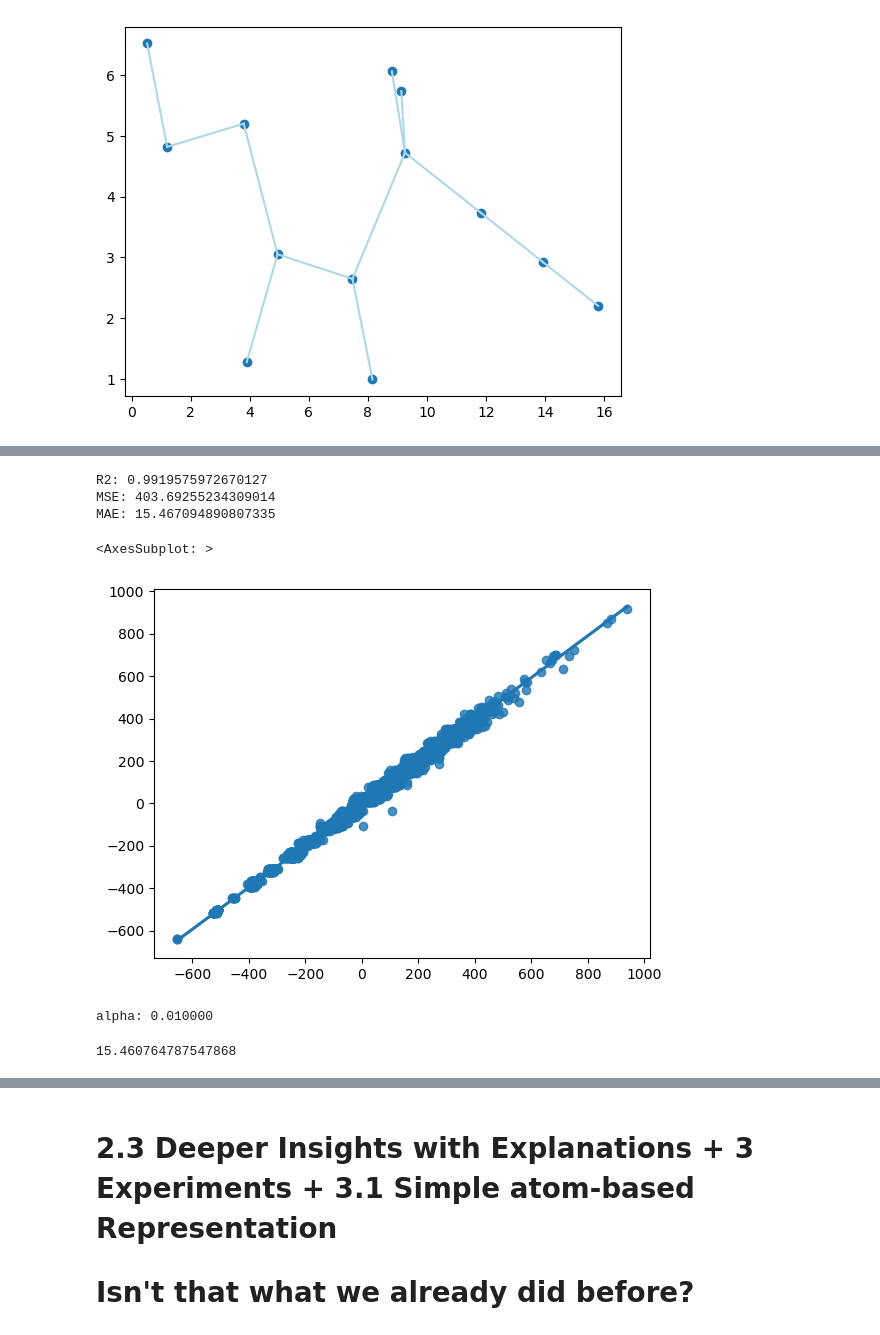
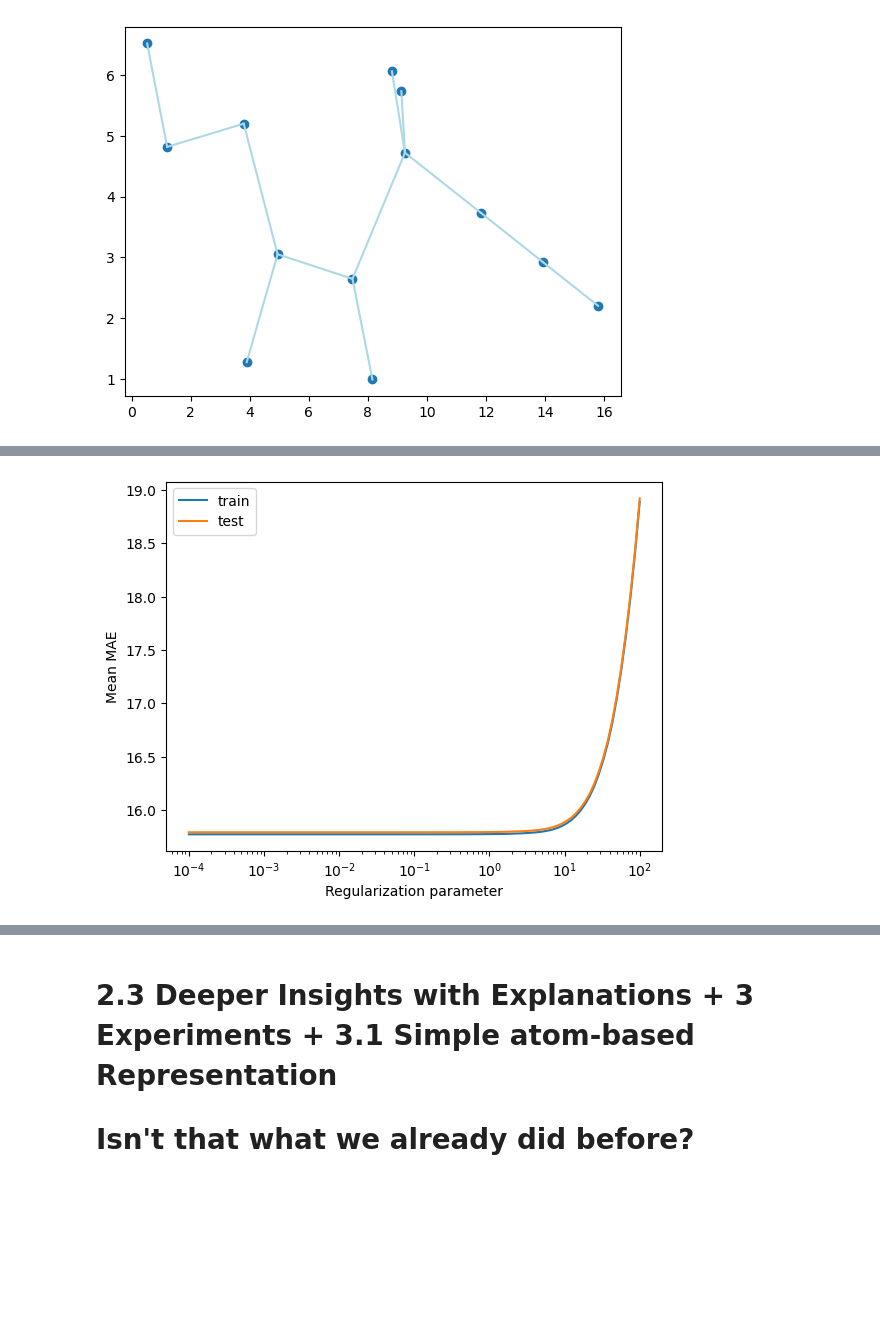
Before and after one commit to jascha-je/LabML4DS, a Jupyter notebook: p2/p2_jascha.ipynb, the cells around one changed output, grey strips where cells are left out. Saved outputs shown, nothing was run; the diff lists cells and outputs as text; code cells hidden in the pictures; blank space fills up the shorter version.

```diff
--- a/p2/p2_jascha.ipynb
+++ b/p2/p2_jascha.ipynb
@@ -229,36 +178,0 @@ plt.errorbar(x = alpha_values, y=results.cv_results_['mean_test_neg_mean_squared
-# %%
-from sklearn.metrics import r2_score, mean_squared_error, mean_absolute_error
-
-ridge = Ridge(alpha=1.0)
-ridge.fit(X_train, y_train)
-
-y_pred = ridge.predict(X_test)
-print("R2:", r2_score(y_test, y_pred))
-print("MSE:", mean_squared_error(y_test, y_pred))
-print("MAE:", mean_absolute_error(y_test, y_pred))
-sns.regplot(x=y_test, y=y_pred)
-# %% [output]
-R2: 0.9919575972670127
-MSE: 403.69255234309014
-MAE: 15.467094890807335
-<AxesSubplot: >
-[figure, removed]
-# %%
-# TEST - USE RIDGECV
-
-from sklearn.linear_model import RidgeCV
-from sklearn.model_selection import RepeatedKFold
-
-cv = RepeatedKFold(n_splits=5, n_repeats=5, random_state=1)
-model = RidgeCV(alphas=np.arange(0.01, 5, 0.01), cv=cv, scoring='neg_mean_absolute_error') # TODO log scale like described in task? np.log(np.logspace(0, 5, 100, base=np.e))
-model.fit(X_train, y_train)
-print('alpha: %f' % model.alpha_)
-
-# smallest alpha always best TODO did i do anything wrong here or before?
-# %% [output]
-alpha: 0.010000
-# %%
-# this aligns with the given mae of 15 kcal/mol
-mean_absolute_error(y_test, model.predict(X_test))
-# %% [output]
-15.460764787547868
@@ -269,0 +179,27 @@ mean_absolute_error(y_test, model.predict(X_test))
+# %%
+# Grid search to tune alpha using 10-fold cross validation
+
+ridge = Ridge()
+alpha_values = np.logspace(np.log10(1e-4), np.log10(100), num=100)
+grid = dict(alpha=alpha_values)
+search = GridSearchCV(
+    ridge,
+    grid,
+    scoring=("neg_mean_absolute_error"), # 'r2', 'neg_mean_squared_error'
+    cv=10,
+    n_jobs=-1,
+    refit="neg_mean_absolute_error",
+    return_train_score=True,
+)
+
+results = search.fit(X_train, y_train)
+# %%
+ax = sns.lineplot(x=alpha_values, y = -results.cv_results_['mean_train_score'], label='train')
+ax = sns.lineplot(x=alpha_values, y = -results.cv_results_['mean_test_score'], label='test')
+ax.set_xscale('log')
+ax.set_xlabel('Regularization parameter')
+ax.set_ylabel('Mean MAE')
+plt.legend(loc='upper left')
+plt.show()
+# %% [output]
+[figure, added]
```
Also changed, not shown: parts of 21 cells of this notebook.
